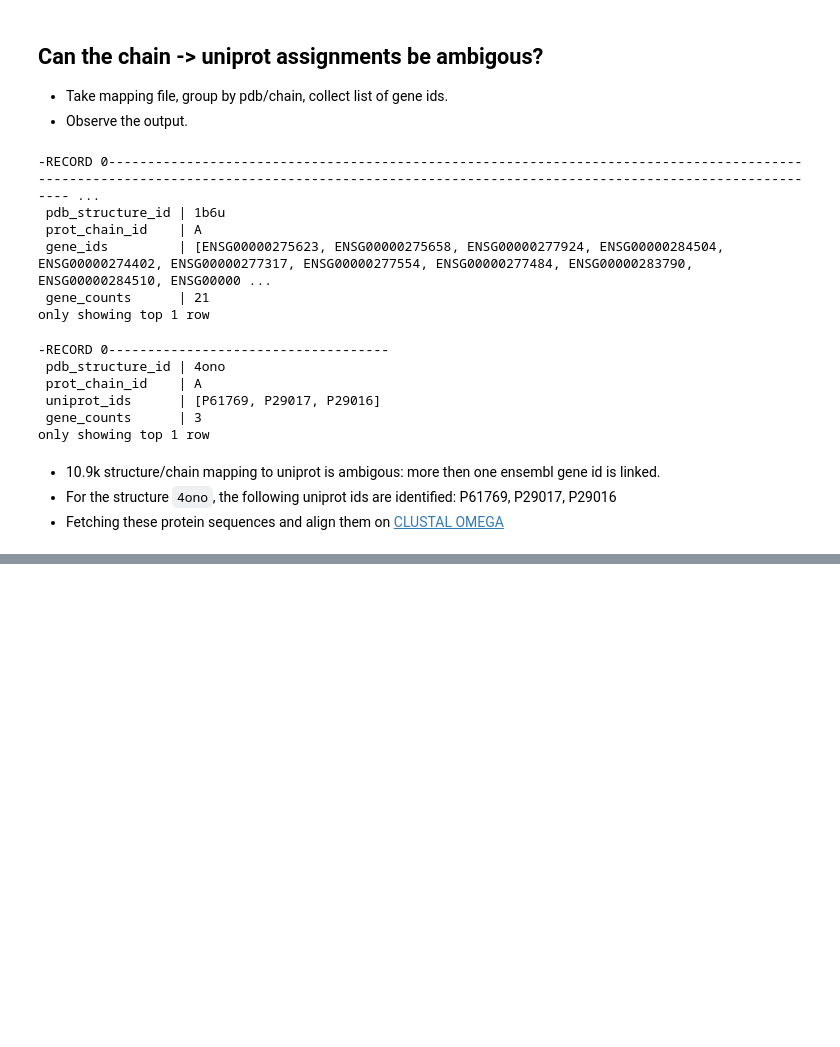
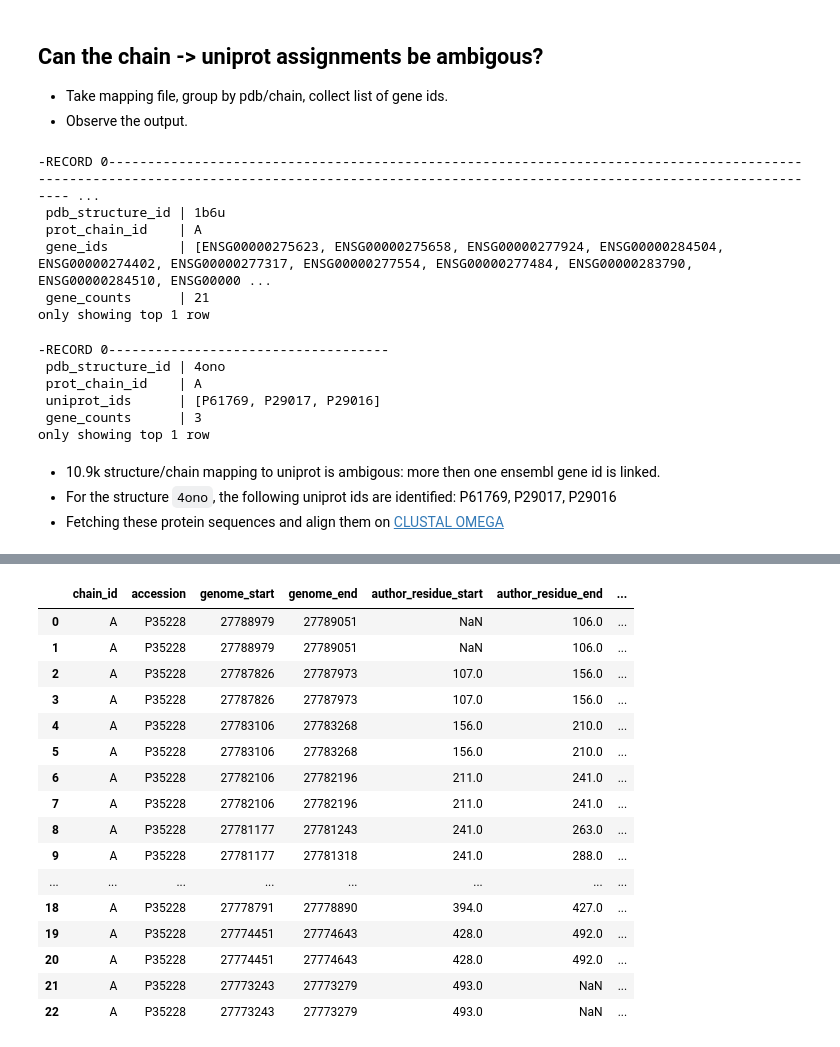
Before and after one commit to DSuveges/random_notebooks, a Jupyter notebook: 2021.05.01_drug2pdb/MapAminoAcid2Genome.ipynb, the cells around one changed output, grey strips where cells are left out. Drawn from its saved outputs; the diff is of its cells as text; code cells hidden in the pictures; blank space fills up the shorter version.

Commit message:
Adding residue mapper.

```diff
--- a/2021.05.01_drug2pdb/MapAminoAcid2Genome.ipynb
+++ b/2021.05.01_drug2pdb/MapAminoAcid2Genome.ipynb
@@ -190,0 +277,79 @@ The proti
+# %%
+import pandas as pd
+import requests
+from functools import reduce
+
+"""
+ pdb_structure_id    | 1d2s
+ prot_chain_id       | A
+ compound_id         | DHT
+ interaction_type    | hbond
+ prot_residue_number | 65
+ prot_residue_type   | ASP
+ target_id           | ENSG00000129214
+ uniprot_id          | P04278
+"""
+
+# From PLIP output:
+chain_id = 'A'
+pdb_id = '3e7g'
+residue_no = 115
+
+
+# Fetching data from PDB API:
+URL = f'https://www.ebi.ac.uk/pdbe/api/mappings/ensembl/{pdb_id}'
+data = requests.get(URL).json()
+
+all_mappings = (
+    # Extract mappings for all genes:
+    pd.DataFrame(reduce(lambda x, y: x + y['mappings'], data[pdb_id]['Ensembl'].values(), []))
+
+    # Extract protein position:
+    .assign(
+        author_residue_start = lambda df: df.start.apply(lambda x: x['author_residue_number']),
+        author_residue_end = lambda df: df.end.apply(lambda x: x['author_residue_number']),
+        residue_start = lambda df: df.start.apply(lambda x: x['residue_number']),
+        residue_end = lambda df: df.end.apply(lambda x: x['residue_number']),
+    )
+
+    # Selecting columns:
+    [['chain_id', 'accession', 'genome_start', 'genome_end', 'author_residue_start',
+      'author_residue_end', 'residue_start', 'residue_end', 'unp_start', 'unp_end', 'translation_id']]
+
+    # Dropping isoforms:
+    .assign(
+        accession = lambda df: df.accession.str.replace('-\d+', '', regex=True)
+    )
+    .drop_duplicates()
+
+    # Adding position:
+    .assign(residue_no=residue_no)
+
+    # Filter for chain ID:
+    .query('chain_id == @chain_id')
+
+    # Filter for position match:
+#     .query('(author_residue_start <= residue_no and author_residue_end >= residue_no) or (residue_start <= residue_no and residue_end >= residue_no)')
+
+    # Calculate genomic position:
+    .assign(genomic_pos = lambda df: df.apply(get_position, axis=1))
+)
+all_mappings
+# %% [output]
+|  | chain_id | accession | genome_start | genome_end | author_residue_start | author_residue_end | ... |
+| 0 | A | P35228 | 27788979 | 27789051 | NaN | 106.0 | ... |
+| 1 | A | P35228 | 27788979 | 27789051 | NaN | 106.0 | ... |
+| 2 | A | P35228 | 27787826 | 27787973 | 107.0 | 156.0 | ... |
+| 3 | A | P35228 | 27787826 | 27787973 | 107.0 | 156.0 | ... |
+| 4 | A | P35228 | 27783106 | 27783268 | 156.0 | 210.0 | ... |
+| 5 | A | P35228 | 27783106 | 27783268 | 156.0 | 210.0 | ... |
+| 6 | A | P35228 | 27782106 | 27782196 | 211.0 | 241.0 | ... |
+| 7 | A | P35228 | 27782106 | 27782196 | 211.0 | 241.0 | ... |
+| 8 | A | P35228 | 27781177 | 27781243 | 241.0 | 263.0 | ... |
+| 9 | A | P35228 | 27781177 | 27781318 | 241.0 | 288.0 | ... |
+| ... | ... | ... | ... | ... | ... | ... | ... |
+| 18 | A | P35228 | 27778791 | 27778890 | 394.0 | 427.0 | ... |
+| 19 | A | P35228 | 27774451 | 27774643 | 428.0 | 492.0 | ... |
+| 20 | A | P35228 | 27774451 | 27774643 | 428.0 | 492.0 | ... |
+| 21 | A | P35228 | 27773243 | 27773279 | 493.0 | NaN | ... |
+| 22 | A | P35228 | 27773243 | 27773279 | 493.0 | NaN | ... |
```
Also changed, not shown: parts of 7 cells of this notebook, 4 other files.
